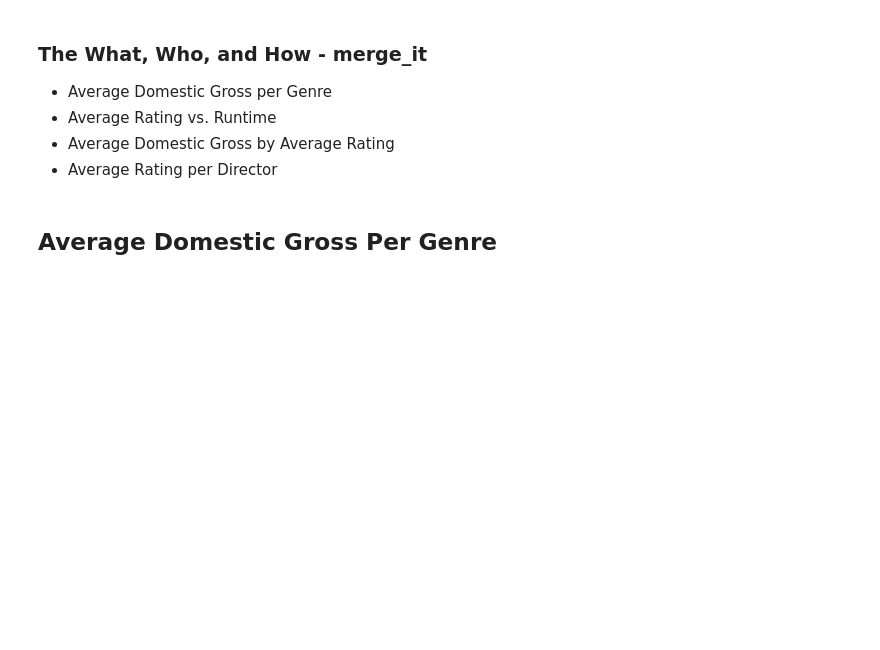
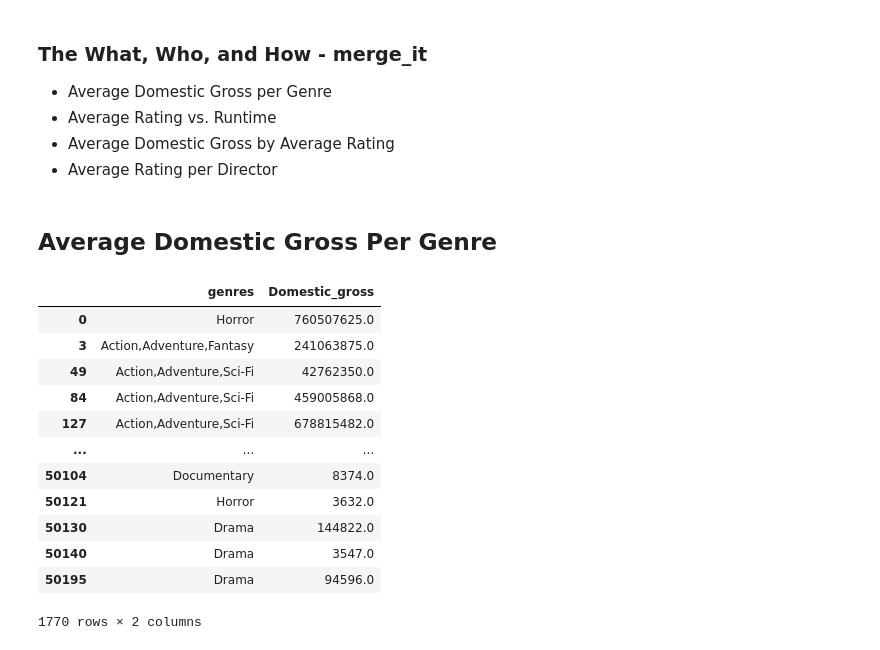
Before and after one commit to KMalinga/dsc-phase-1-project-v2-4, a Jupyter notebook: student.ipynb, the cells around one changed output. Saved outputs shown, nothing was run; the diff lists cells and outputs as text; code cells hidden in the pictures; blank space fills up the shorter version.

```diff
--- a/student.ipynb
+++ b/student.ipynb
@@ -576,3 +576,20 @@ The analysis suggests that the optimal months to release a movie are May and Jun
 avrgrs_genre = merge_it[['genres', 'Domestic_gross']].copy()
 avrgrs_genre = avrgrs_genre.dropna(subset=['genres'])
 avrgrs_genre = avrgrs_genre[avrgrs_genre.Domestic_gross != 0]
+# %%
+#We have multiple listings in many genres cell, so we want to break it up so we can calculate the mean for each genre
+avrgrs_genre
+# %% [output]
+|  | genres | Domestic_gross |
+| 0 | Horror | 760507625.0 |
+| 3 | Action,Adventure,Fantasy | 241063875.0 |
+| 49 | Action,Adventure,Sci-Fi | 42762350.0 |
+| 84 | Action,Adventure,Sci-Fi | 459005868.0 |
+| 127 | Action,Adventure,Sci-Fi | 678815482.0 |
+| ... | ... | ... |
+| 50104 | Documentary | 8374.0 |
+| 50121 | Horror | 3632.0 |
+| 50130 | Drama | 144822.0 |
+| 50140 | Drama | 3547.0 |
+| 50195 | Drama | 94596.0 |
+1770 rows × 2 columns
```
Also changed, not shown: parts of 1 cell of this notebook.
